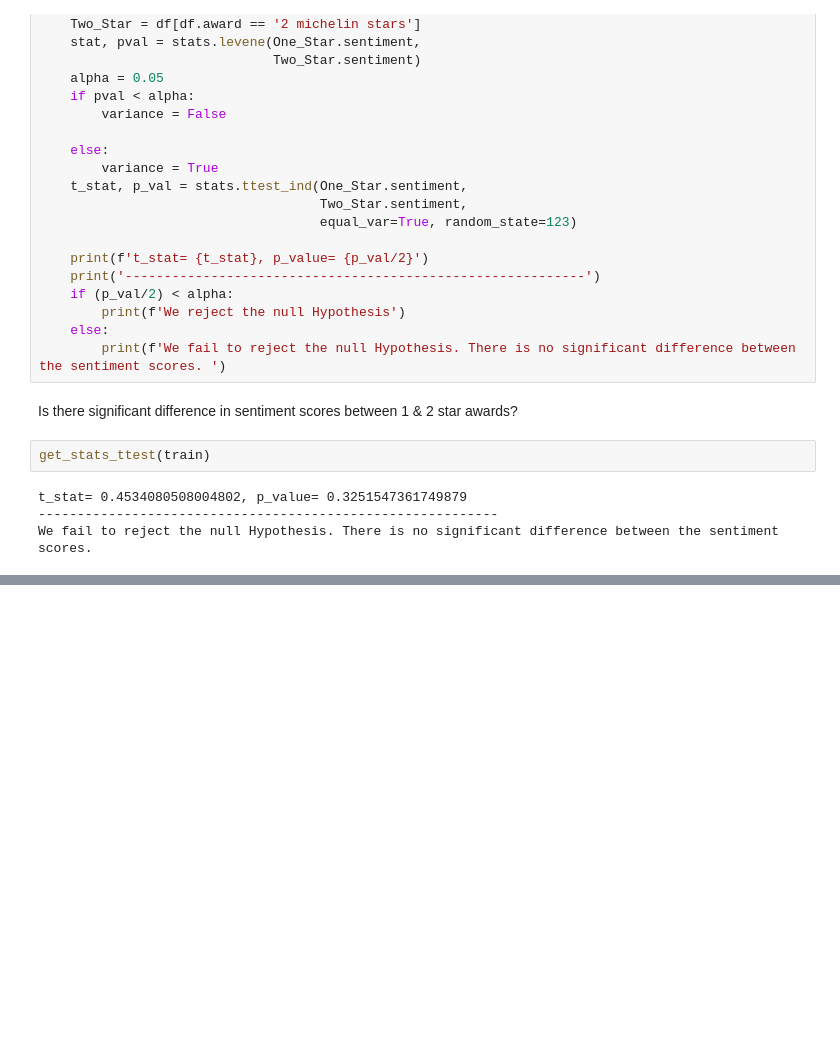
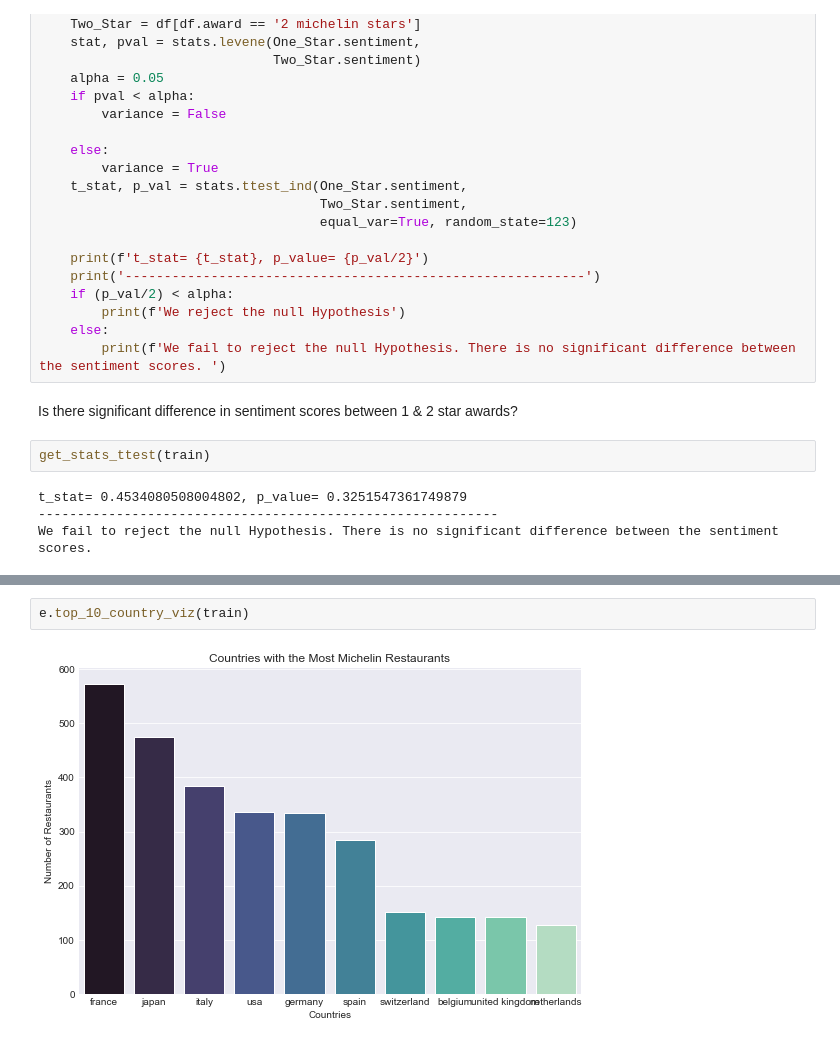
Before and after one commit to CodeupGourmands/Michelin_NLP_Capstone, a Jupyter notebook: drafts.ipynb, the cells around one changed output, grey strips where cells are left out. Cells and saved outputs as stored; diff of their text form; blank space fills up the shorter version.

```diff
--- a/drafts.ipynb
+++ b/drafts.ipynb
@@ -114,0 +119,4 @@ plt.show()
+# %%
+e.top_10_country_viz(train)
+# %% [output]
+[figure, added]
```
Also changed, not shown: parts of 4 cells of this notebook, 2 other files.
